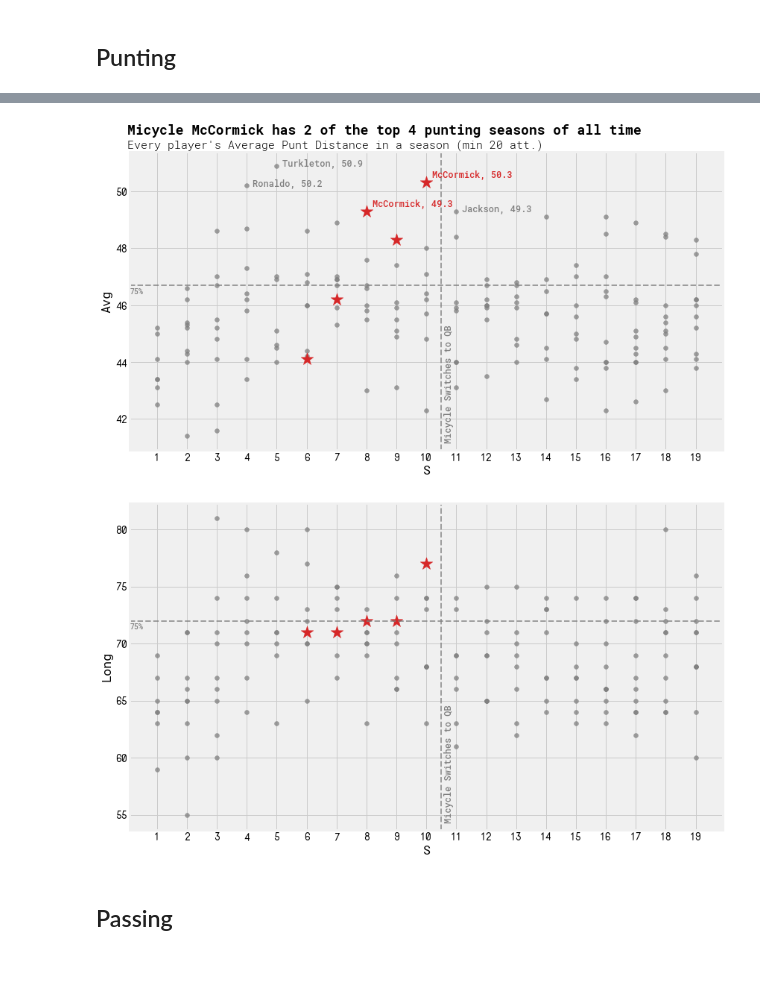
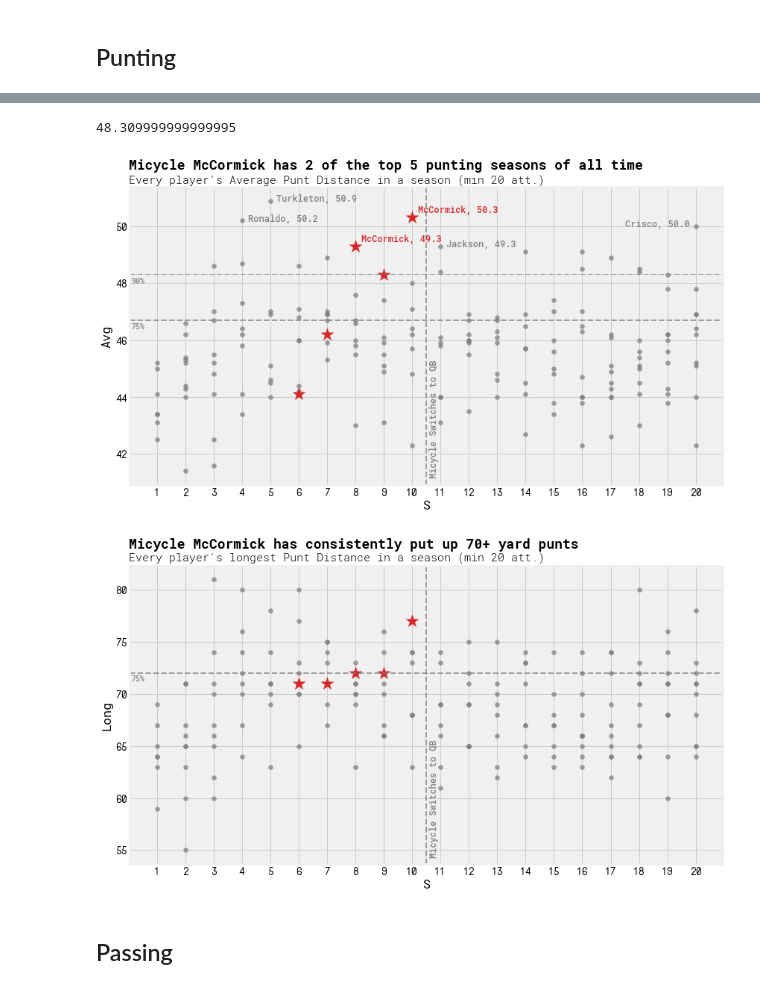
Before and after one commit to infinitempg/kicker-correlations, a Jupyter notebook: micycle.ipynb, the cells around one changed output, grey strips where cells are left out. Drawn from its saved outputs; the diff is of its cells as text; code cells hidden in the pictures.

```diff
--- a/micycle.ipynb
+++ b/micycle.ipynb
@@ -122,4 +131,8 @@ puntDF2.sort_values('Avg',ascending=False)[['Name','S','Avg']].head(5)
 | 59 | McCormick, M. | 8 | 49.3 |
+# %%
+puntDF2['Avg'].quantile(.9)
+# %% [output]
+48.309999999999995
 # %%
 x = 'S'
 y = 'Avg'
@@ -138,8 +151,11 @@ plt.scatter(pmicycleDF[x],pmicycleDF[y],label='McCormick, M.',s=300,c='tab:red',
 # plt.scatter(pfultureDF[x],pfultureDF[y],label='Fulture, K.',s=75,c='k',marker='x',alpha=alph)
 # plt.scatter(palexDF[x],palexDF[y],label='Alex D.',s=75,c='tab:orange',marker='d',alpha=alph)
 
-plt.axhline(puntDesc['Avg']['75%'],c='gray',alpha=alph,ls='--',lw=2)
-plt.text(0.1,puntDesc['Avg']['75%']-.3,'75%',c='gray',size=10)
+
+plt.axhline(puntDF2[y].quantile(.9),c='gray',alpha=alph,ls='-.',lw=1)
+plt.text(0.1,puntDF2[y].quantile(.9)-.3,'90%',c='gray',size=10)
+plt.axhline(puntDesc[y]['75%'],c='gray',alpha=alph,ls='--',lw=2)
+plt.text(0.1,puntDesc[y]['75%']-.3,'75%',c='gray',size=10)
 plt.axvline(10.5,c='gray',alpha=alph,ls='--',lw=2)
 plt.text(10.6,41.25,'Micycle Switches to QB',rotation=90,size=12,color='gray')
 
@@ -148,53 +164,58 @@ plt.text(10.2,50.5,'McCormick, 50.3',size=12,color='tab:red')
 plt.text(4.2,50.2,'Ronaldo, 50.2',size=12,color='gray')
 plt.text(8.2,49.5,'McCormick, 49.3',size=12,color='tab:red')
 plt.text(11.2,49.3,'Jackson, 49.3',size=12,color='gray')
+plt.text(17.5,50,'Crisco, 50.0',size=12,color='gray')
 
-plt.text(0,52.,'Micycle McCormick has 2 of the top 4 punting seasons of all time',weight='bold',size=18)
+plt.text(0,52.,'Micycle McCormick has 2 of the top 5 punting seasons of all time',weight='bold',size=18)
 plt.text(0,51.5,"Every player's Average Punt Distance in a season (min 20 att.)",size=15,weight='light')
-plt.xticks(range(1,20))
+plt.xticks(range(1,21))
 plt.xlabel(x)
 plt.ylabel(y)
 # plt.legend(bbox_to_anchor=(1, 1.025), loc='upper left', ncol=1)
 plt.tight_layout()
-plt.savefig('micycle_images/Punts-Season.png',facecolor=fig.get_facecolor())
+plt.savefig('micycle_images/Punts-Season.png',facecolor=fig.get_facecolor(),bbox_inches='tight')
 plt.show()
 # %% [output]
-[figure, old version]
+[figure, new version]
 # %%
 x = 'S'
 y = 'Long'
 alph = 0.75
 fig = plt.figure(figsize=(12,7),facecolor='w')
 plt.rcParams['font.family'] = 'Roboto Mono'
 plt.rcParams['font.weight'] = 'medium'
 plt.xticks(fontname = 'NovaMono',weight='medium')
 plt.yticks(fontname = 'NovaMono',weight='medium')
 plt.scatter(puntDF2[x],puntDF2[y],marker='o',c='gray',s=35,alpha=alph)
 # plt.scatter(pturkDF[x],pturkDF[y],label='Turkleton, T.',s=75,c='tab:olive',marker='v',alpha=alph)
 # plt.scatter(pharrisDF[x],pharrisDF[y],label='Harris, S.',s=75,c='tab:cyan',marker='p',alpha=alph)
 # plt.scatter(pdeanDF[x],pdeanDF[y],label='Jackson, D.',s=75,c='tab:green',marker='^',alpha=alph)
 plt.scatter(pmicycleDF[x],pmicycleDF[y],label='McCormick, M.',s=300,c='tab:red',marker='*',alpha=1)
 # plt.scatter(pfDF[x],pfDF[y],label='Forfeit',s=75,c='tab:blue',marker='>',alpha=alph)
 # plt.scatter(pfultureDF[x],pfultureDF[y],label='Fulture, K.',s=75,c='k',marker='x',alpha=alph)
 # plt.scatter(palexDF[x],palexDF[y],label='Alex D.',s=75,c='tab:orange',marker='d',alpha=alph)
 
 plt.axvline(10.5,c='gray',alpha=alph,ls='--',lw=2)
 plt.text(10.6,54.5,'Micycle Switches to QB',rotation=90,size=12,color='gray')
-plt.axhline(puntDesc['Long']['75%'],c='gray',alpha=alph,ls='--',lw=2)
-plt.text(0.1,puntDesc['Long']['75%']-.75,'75%',c='gray',size=10)
+# plt.axhline(puntDF2[y].quantile(.9),c='gray',alpha=alph,ls='-.',lw=1)
+# plt.text(0.1,puntDF2[y].quantile(.9)-.75,'90%',c='gray',size=10)
+plt.axhline(puntDesc[y]['75%'],c='gray',alpha=alph,ls='--',lw=2)
+plt.text(0.1,puntDesc[y]['75%']-.75,'75%',c='gray',size=10)
+# plt.axhline(puntDesc[y]['50%'],c='gray',alpha=alph,ls='--',lw=2)
+# plt.text(0.1,puntDesc[y]['50%']-.75,'50%',c='gray',size=10)
 
 
-# plt.text(0,52.,'Micycle McCormick has 2 of the top 4 punting seasons of all time',weight='bold',size=18)
-# plt.text(0,51.5,"Every player's Average Punt Distance in a season (min 20 att.)",size=15,weight='light')
-plt.xticks(range(1,20))
+plt.text(0,84.,'Micycle McCormick has consistently put up 70+ yard punts',weight='bold',size=18)
+plt.text(0,82.75,"Every player's longest Punt Distance in a season (min 20 att.)",size=15,weight='light')
+plt.xticks(range(1,21))
 plt.xlabel(x)
 plt.ylabel(y)
 # plt.legend(bbox_to_anchor=(1, 1.025), loc='upper left', ncol=1)
 plt.tight_layout()
 # plt.savefig('micycle_images/Punts-Season.png',facecolor=fig.get_facecolor())
 plt.show()
 # %% [output]
-[figure, old version]
+[figure, new version]
 # %% [markdown]
 ## Passing
 # %%
```
Also changed, not shown: parts of 54 cells of this notebook, 23 other files.
